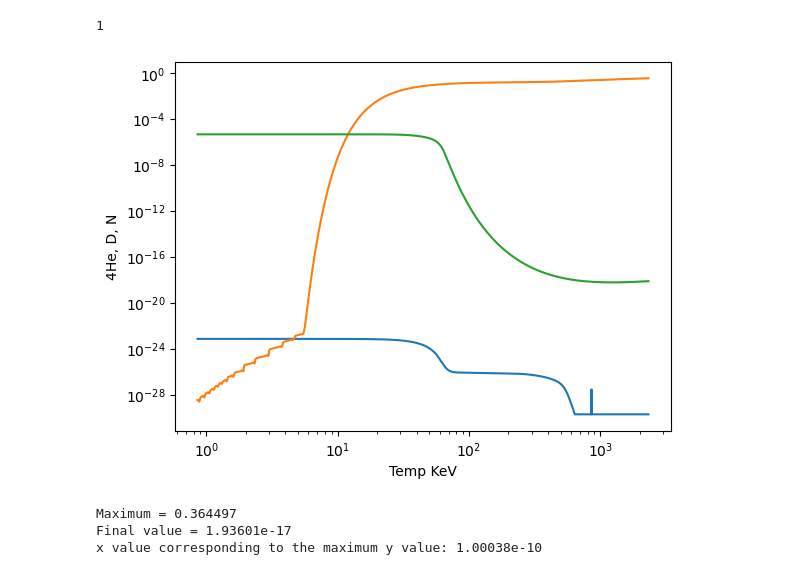
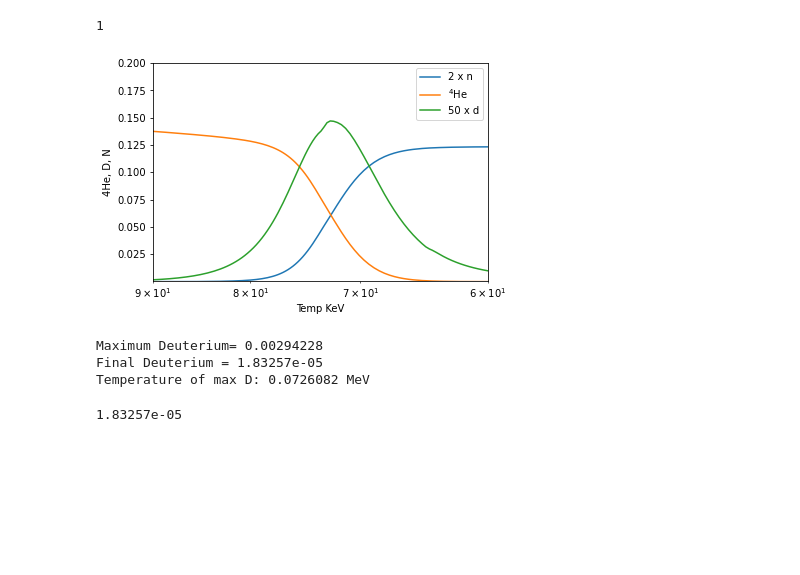
Before and after one commit to nuLABatUSD/BBN_models, a Jupyter notebook: EvolutionGraphs.ipynb, the cells around one changed output. Drawn from its saved outputs; the diff is of its cells as text; code cells hidden in the pictures; blank space fills up the shorter version.

Commit message:
evolution plots and correlations

```diff
--- a/EvolutionGraphs.ipynb
+++ b/EvolutionGraphs.ipynb
@@ -11,2 +22,2 @@ import pandas as pd
 # %%
-#subprocess.run(['./alterbbn_v2.2/alter_eta.x', str(6.1e-19)], capture_output = True, text = False)
+subprocess.run(['./alterbbn_v2.2/alter_eta.x', str(6.1e-10)], capture_output = True, text = False)
@@ -14,7 +27,7 @@ import pandas as pd
 #%%time
 #ev.output_plots_alter_eta(1e-10, 10e-10, 40, './alterbbn_v2.2/alter_eta.x', if_PC = False)
 # %%
-#data = np.loadtxt('evolution.out', delimiter=',', skiprows=1, usecols=range(21), unpack=True)
+data = np.loadtxt('evolution.out', delimiter=',', skiprows=1, usecols=range(21), unpack=True)
 #column1, column2 = np.loadtxt('./alterbbn_v2.2/evolution.out',delimiter=',',usecols=(0,1),unpack=True)
 # %%
 #Testing just one graph
@@ -72,32 +107,40 @@ GreenFinal = columnD[-1]
 max_y_index = np.argmax(columnD)
 x_max = column1[max_y_index]
 # %%
-def Evo_Graph_Func(N):
-    subprocess.run(['./alterbbn_v2.2/alter_eta.x', str(N)], capture_output = True, text = False)
+def Evo_Graph_Func(N, rerun_BBN = True):
+    if rerun_BBN:
+        subprocess.run(['./alterbbn_v2.2/alter_eta.x', str(N)], capture_output = True, text = False)
     data = np.loadtxt('evolution.out', delimiter=',', skiprows=1, usecols=range(21), unpack=True)
     plt.figure()
-    plt.loglog(data[2]*1000,data[16]*2)
-    plt.loglog(data[2]*1000,data[11])
-    plt.loglog(data[2]*1000,data[13]*50)
-    #plt.xlim(60,90)
-    #plt.ylim(10e-4,10)
+    plt.semilogx(data[2]*1000,data[16]*2, label='2 x n')
+    plt.semilogx(data[2]*1000,data[11], label=r'${}^4$He')
+    plt.semilogx(data[2]*1000,data[13]*50, label ='50 x d')
+    plt.xlim(90,60)
+    plt.ylim(10e-4,0.2)
     plt.xlabel("Temp KeV")
     plt.ylabel("4He, D, N")
+    plt.legend(loc = "upper right")
     column1 = data[2]
     plt.show()
-    columnD = data[11]
+    columnD = data[13]
     GreenMax = np.max(columnD)
     GreenFinal = columnD[-1]
     #xMax = [np.where(column1==np.max(columnD))]
     max_y_index = np.argmax(columnD)
     x_max = column1[max_y_index]
+
+    return GreenMax, GreenFinal, x_max
 # %%
-Evo_Graph_Func(9.4966e-18)
-print(f"Maximum = {GreenMax}")
-print(f"Final value = {GreenFinal}")
-print(f"x value corresponding to the maximum y value: {x_max}")
+GreenMax, GreenFinal, x_max = Evo_Graph_Func(6.1e-10, rerun_BBN = True)
+print(f"Maximum Deuterium= {GreenMax}")
+print(f"Final Deuterium = {GreenFinal}")
+print(f"Temperature of max D: {x_max} MeV")
 # %% [output]
-[figure, old version]
+[figure, new version]
-Maximum = 0.364497
-Final value = 1.93601e-17
-x value corresponding to the maximum y value: 1.00038e-10
+Maximum Deuterium= 0.00294228
+Final Deuterium = 1.83257e-05
+Temperature of max D: 0.0726082 MeV
+# %%
+data[13][-1]
+# %% [output]
+1.83257e-05
```
Also changed, not shown: parts of 4 cells of this notebook, 2 other files.
